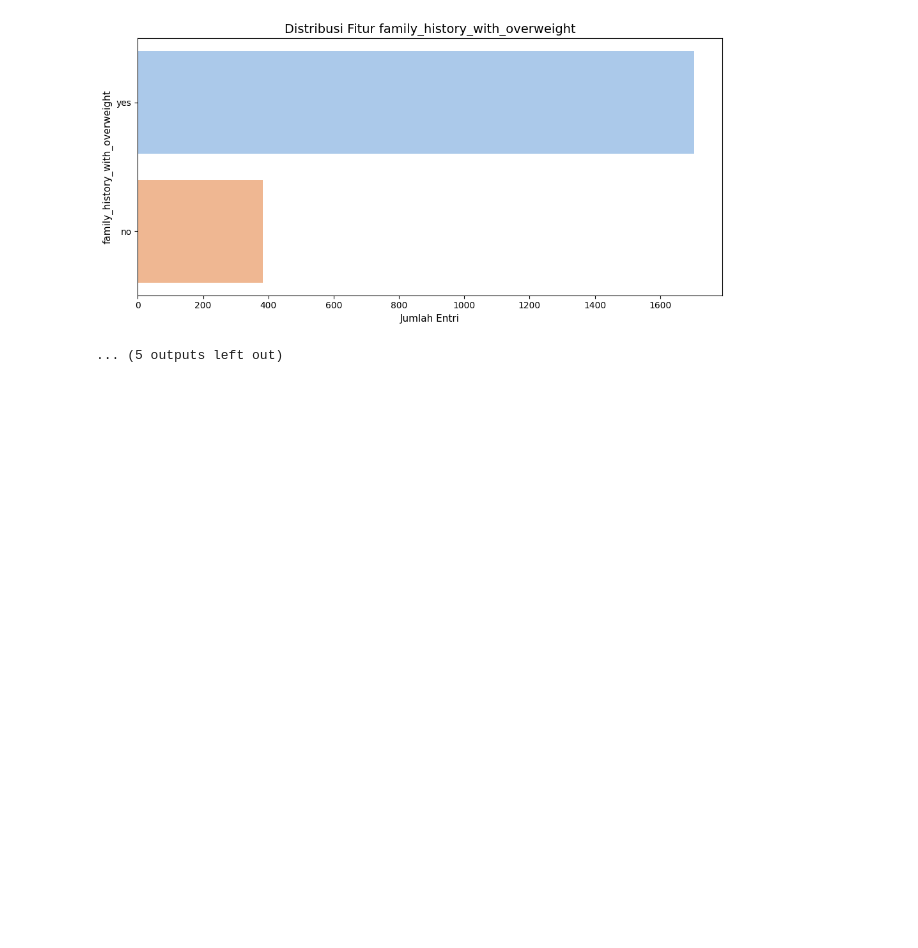
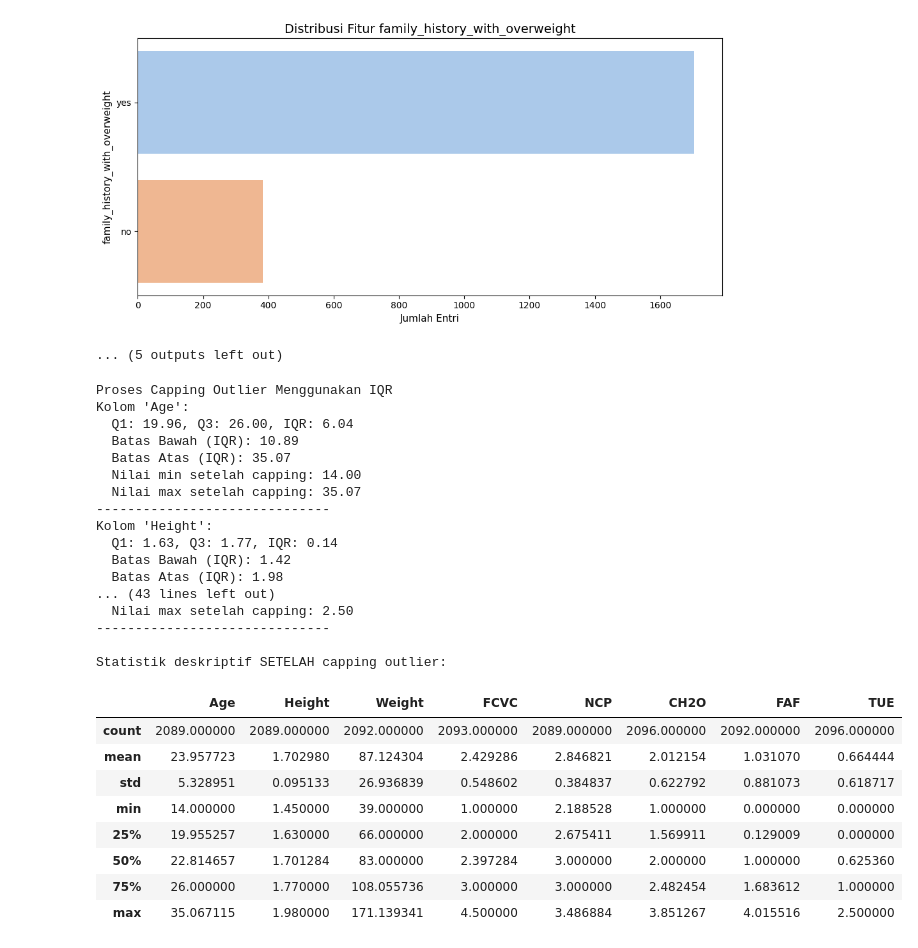
Before and after one commit to renji710/CapstoneUAS_BengkelKoding, a Jupyter notebook: Capstone_UAS.ipynb, the cells around one changed output. Drawn from its saved outputs; the diff is of its cells as text; code cells hidden in the pictures; blank space fills up the shorter version.

```diff
--- a/Capstone_UAS.ipynb
+++ b/Capstone_UAS.ipynb
@@ -356,3 +358,64 @@ Name: count, dtype: int64
 --------------------------------------------------
 [figure]
 ... (5 outputs left out)
+# %%
+#Mengganti outlier dengan batas atas/bawah IQR
+def cap_outliers_iqr(dataframe, column_name):
+
+    Q1 = dataframe[column_name].quantile(0.25)
+    Q3 = dataframe[column_name].quantile(0.75)
+    IQR_value = Q3 - Q1
+    lower_bound = Q1 - 1.5 * IQR_value
+    upper_bound = Q3 + 1.5 * IQR_value
+
+    df_capped = dataframe.copy()
+    df_capped[column_name] = np.where(df_capped[column_name] < lower_bound, lower_bound, df_capped[column_name])
+    df_capped[column_name] = np.where(df_capped[column_name] > upper_bound, upper_bound, df_capped[column_name])
+
+    print(f"Kolom '{column_name}':")
+    print(f"  Q1: {Q1:.2f}, Q3: {Q3:.2f}, IQR: {IQR_value:.2f}")
+    print(f"  Batas Bawah (IQR): {lower_bound:.2f}")
+    print(f"  Batas Atas (IQR): {upper_bound:.2f}")
+    print(f"  Nilai min setelah capping: {df_capped[column_name].min():.2f}")
+    print(f"  Nilai max setelah capping: {df_capped[column_name].max():.2f}")
+
+    return df_capped[column_name]
+
+df_cleaned = df.copy()
+
+print("Proses Capping Outlier Menggunakan IQR")
+for col in numerical_cols:
+    if df_cleaned[col].isnull().all():
+        continue
+    df_cleaned[col] = cap_outliers_iqr(df_cleaned, col)
+    print("-" * 30)
+
+print("\nStatistik deskriptif SETELAH capping outlier:")
+display(df_cleaned[numerical_cols].describe())
+# %% [output]
+Proses Capping Outlier Menggunakan IQR
+Kolom 'Age':
+  Q1: 19.96, Q3: 26.00, IQR: 6.04
+  Batas Bawah (IQR): 10.89
+  Batas Atas (IQR): 35.07
+  Nilai min setelah capping: 14.00
+  Nilai max setelah capping: 35.07
+------------------------------
+Kolom 'Height':
+  Q1: 1.63, Q3: 1.77, IQR: 0.14
+  Batas Bawah (IQR): 1.42
+  Batas Atas (IQR): 1.98
+... (43 lines left out)
+  Nilai max setelah capping: 2.50
+------------------------------
+
+Statistik deskriptif SETELAH capping outlier:
+|  | Age | Height | Weight | FCVC | NCP | CH2O | FAF | TUE |
+| count | 2089.000000 | 2089.000000 | 2092.000000 | 2093.000000 | 2089.000000 | 2096.000000 | 2092.000000 | 2096.000000 |
+| mean | 23.957723 | 1.702980 | 87.124304 | 2.429286 | 2.846821 | 2.012154 | 1.031070 | 0.664444 |
+| std | 5.328951 | 0.095133 | 26.936839 | 0.548602 | 0.384837 | 0.622792 | 0.881073 | 0.618717 |
+| min | 14.000000 | 1.450000 | 39.000000 | 1.000000 | 2.188528 | 1.000000 | 0.000000 | 0.000000 |
+| 25% | 19.955257 | 1.630000 | 66.000000 | 2.000000 | 2.675411 | 1.569911 | 0.129009 | 0.000000 |
+| 50% | 22.814657 | 1.701284 | 83.000000 | 2.397284 | 3.000000 | 2.000000 | 1.000000 | 0.625360 |
+| 75% | 26.000000 | 1.770000 | 108.055736 | 3.000000 | 3.000000 | 2.482454 | 1.683612 | 1.000000 |
+| max | 35.067115 | 1.980000 | 171.139341 | 4.500000 | 3.486884 | 3.851267 | 4.015516 | 2.500000 |
```
Also changed, not shown: parts of 7 cells of this notebook.
